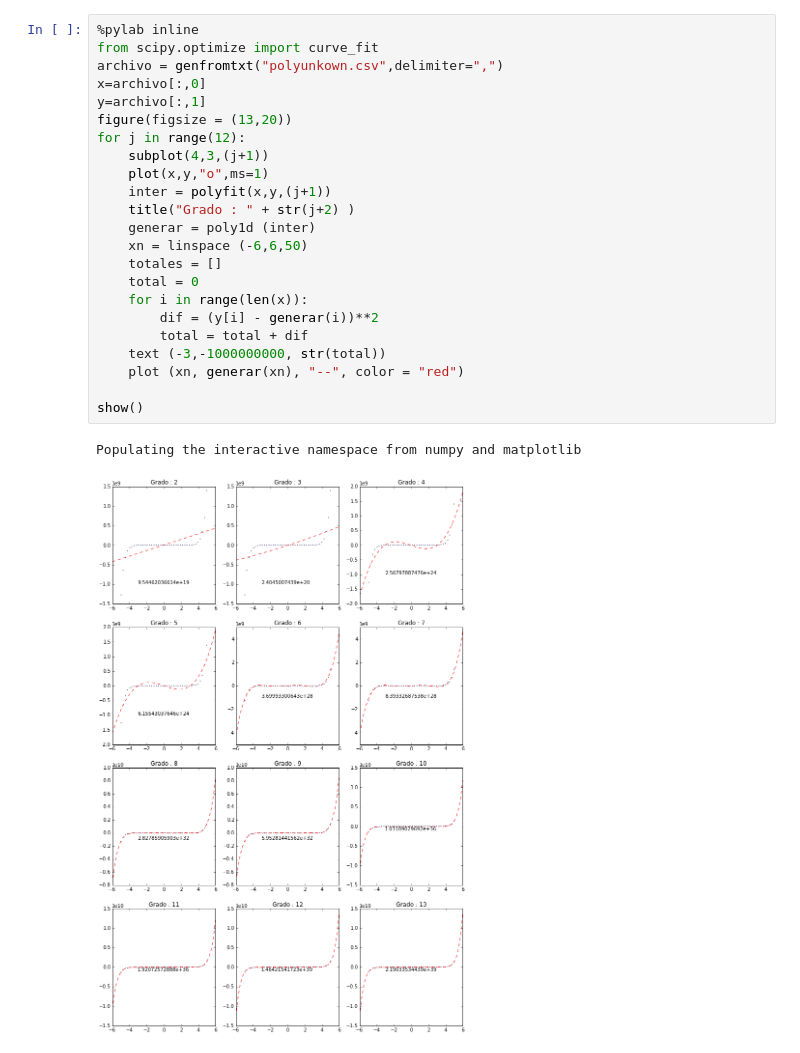
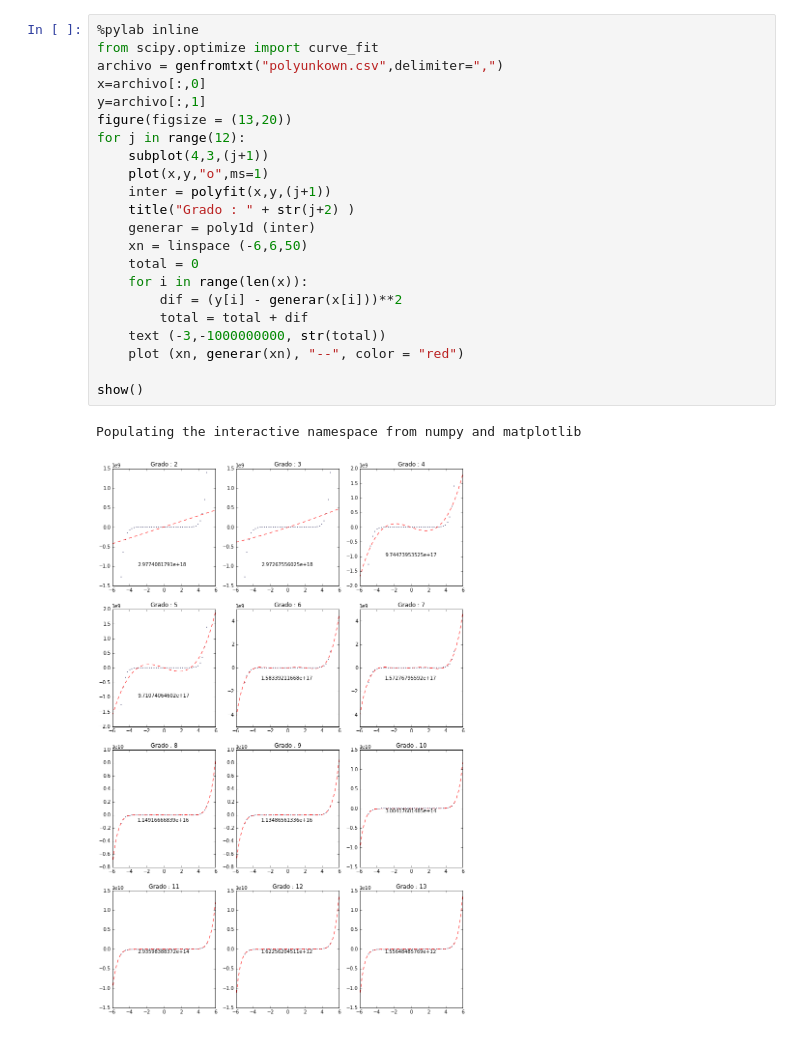
Before and after one commit to niveku/MC, a Jupyter notebook: hands_on/hands_on7/Interpolarización .ipynb, the cells around one changed output. Drawn from its saved outputs; the diff is of its cells as text.

```diff
--- a/hands_on/hands_on7/Interpolarización .ipynb
+++ b/hands_on/hands_on7/Interpolarización .ipynb
@@ -1,26 +1,25 @@
 # %%
 %pylab inline
 from scipy.optimize import curve_fit
 archivo = genfromtxt("polyunkown.csv",delimiter=",")
 x=archivo[:,0]
 y=archivo[:,1]
 figure(figsize = (13,20))
 for j in range(12):
     subplot(4,3,(j+1))
     plot(x,y,"o",ms=1)
     inter = polyfit(x,y,(j+1))
     title("Grado : " + str(j+2) )
     generar = poly1d (inter)
     xn = linspace (-6,6,50)
-    totales = []
     total = 0
     for i in range(len(x)):
-        dif = (y[i] - generar(i))**2
+        dif = (y[i] - generar(x[i]))**2
         total = total + dif
     text (-3,-1000000000, str(total))
     plot (xn, generar(xn), "--", color = "red")
 
 show()
 # %% [output]
 Populating the interactive namespace from numpy and matplotlib
-[figure, old version]
+[figure, new version]
```
Also changed, not shown: 11 other files.
